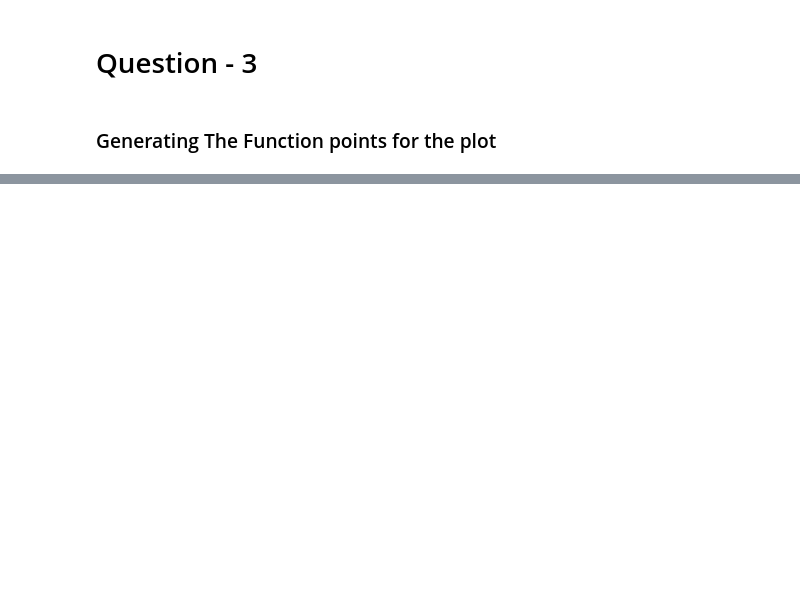
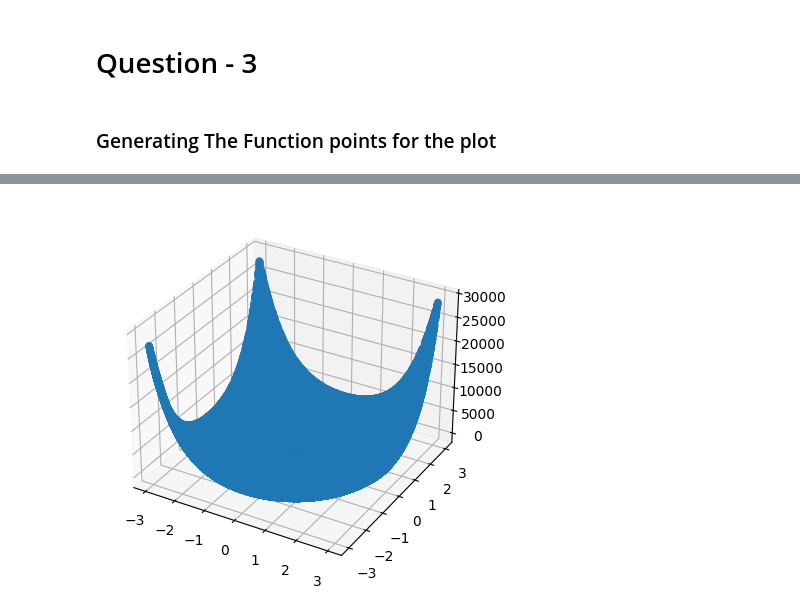
Before and after one commit to siddik11803-IIITH/Deep-Learning-Assignment-1, a Jupyter notebook: Question - 3/main.ipynb, the cells around one changed output, grey strips where cells are left out. Saved outputs shown, nothing was run; the diff lists cells and outputs as text; code cells hidden in the pictures; blank space fills up the shorter version.

```diff
--- a/Question - 3/main.ipynb
+++ b/Question - 3/main.ipynb
@@ -107,9 +107,11 @@ temp
 250000 rows × 3 columns
 # %%
-# fig = plot.figure()
-# ax = plot.axes(projection='3d',)
-# plot.plot(0, 0, 0, 'ro')
-# ax.scatter3D(list(temp['x']), list(temp['y']), list(temp['function']))
-# plot.savefig('./q3.png')
-# plot.show()
+fig = plot.figure()
+ax = plot.axes(projection='3d',)
+plot.plot(0, 0, 0, 'ro')
+ax.scatter3D(list(temp['x']), list(temp['y']), list(temp['function']))
+plot.savefig('./function_plot.png')
+plot.show()
+# %% [output]
+[figure, added]
 # %%
```
Also changed, not shown: parts of 25 cells of this notebook.
